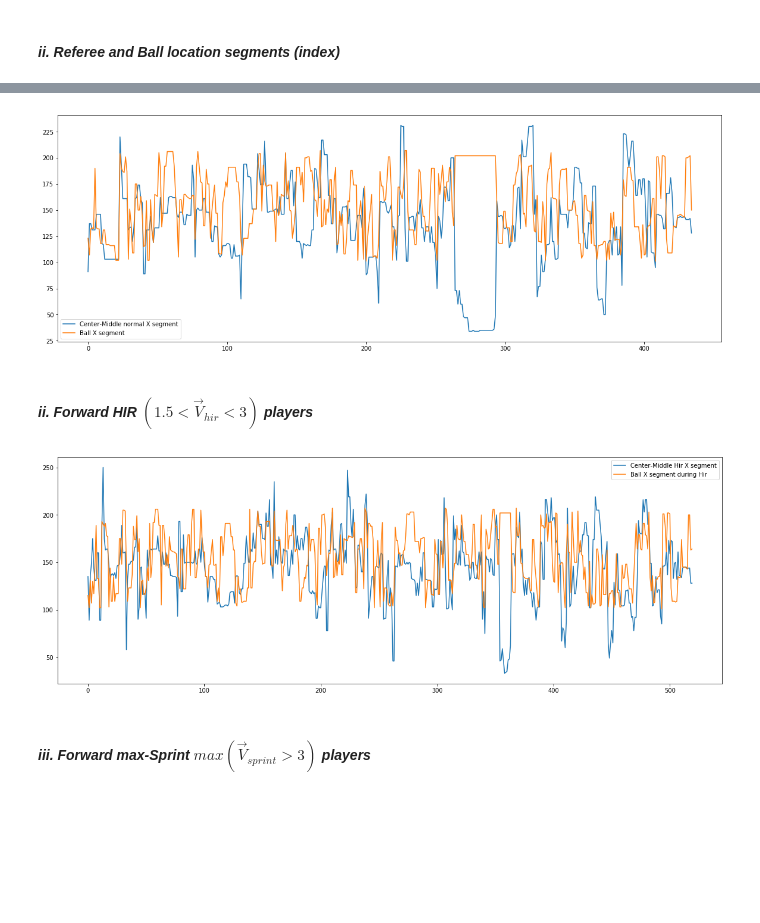
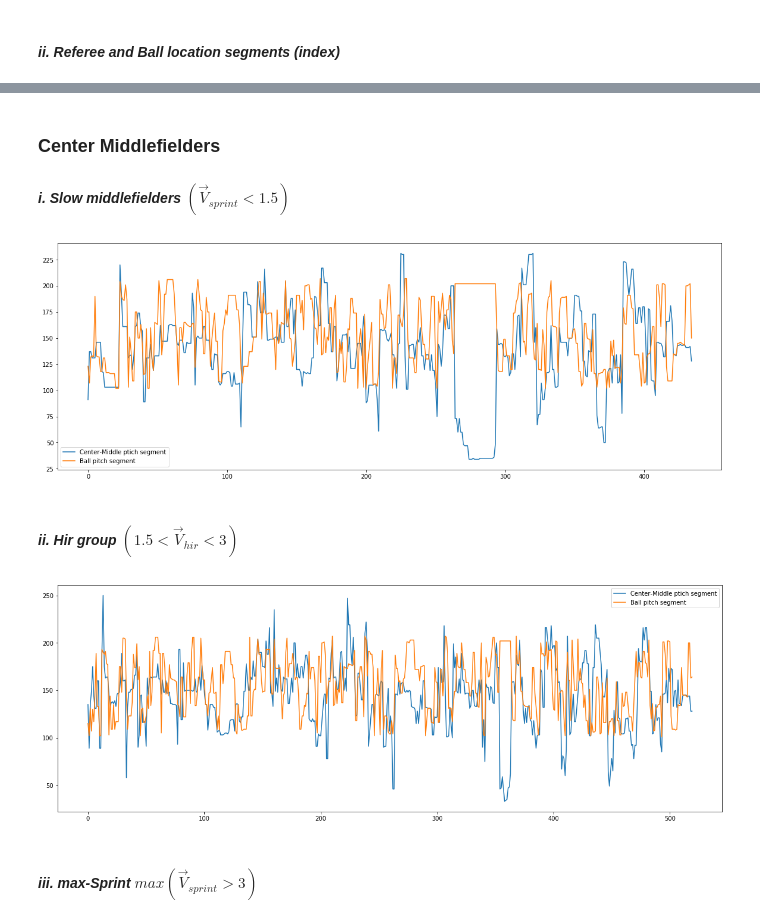
Before and after one commit to anaramirli/predict-soccer-ball-location, a Jupyter notebook: src/feature_analysis.ipynb, the cells around one changed output, grey strips where cells are left out. Drawn from its saved outputs; the diff is of its cells as text; code cells hidden in the pictures; blank space fills up the shorter version.

```diff
--- a/src/feature_analysis.ipynb
+++ b/src/feature_analysis.ipynb
@@ -401,7 +401,7 @@ ball_cord_l = []
 referee_index = []
 ball_index = []
 
-for frame in range(0, len(features_df)):
+for frame in range(len(features_df)):
     p_index = pith_index[frame]
     if ball_cord[0][frame]!=0 and p_index !=0:
         ball_index.append([p_index])
@@ -510,18 +546,22 @@ df2 = pd.DataFrame({
+# %% [markdown]
+### Center Middlefielders
+
+#### *i. Slow middlefielders $(\vec{V}_{sprint}<1.5)$*
 # %%
 plt.figure(figsize=(20,7))
-df[['Center-Middle normal X segment', 'Ball X segment']].plot(ax = plt.gca())
+df[['Center-Middle ptich segment', 'Ball pitch segment']].plot(ax = plt.gca())
 plt.show()
 # %% [output]
-[figure, old version]
+[figure, new version]
 # %% [markdown]
-#### *ii. Forward HIR $(1.5<\vec{V}_{hir}<3)$ players*
+#### *ii. Hir group $(1.5<\vec{V}_{hir}<3)$*
 # %%
 plt.figure(figsize=(20,7))
-df1[['Center-Middle Hir X segment', 'Ball X segment during Hir']].plot(ax = plt.gca())
+df1[['Center-Middle ptich segment', 'Ball pitch segment']].plot(ax = plt.gca())
 plt.show()
 # %% [output]
-[figure, old version]
+[figure, new version]
 # %% [markdown]
-#### *iii. Forward max-Sprint $max(\vec{V}_{sprint}>3)$ players*
+#### *iii. max-Sprint $max(\vec{V}_{sprint}>3)$*
 # %%
 plt.figure(figsize=(20,7))
```
Also changed, not shown: parts of 15 cells of this notebook.
